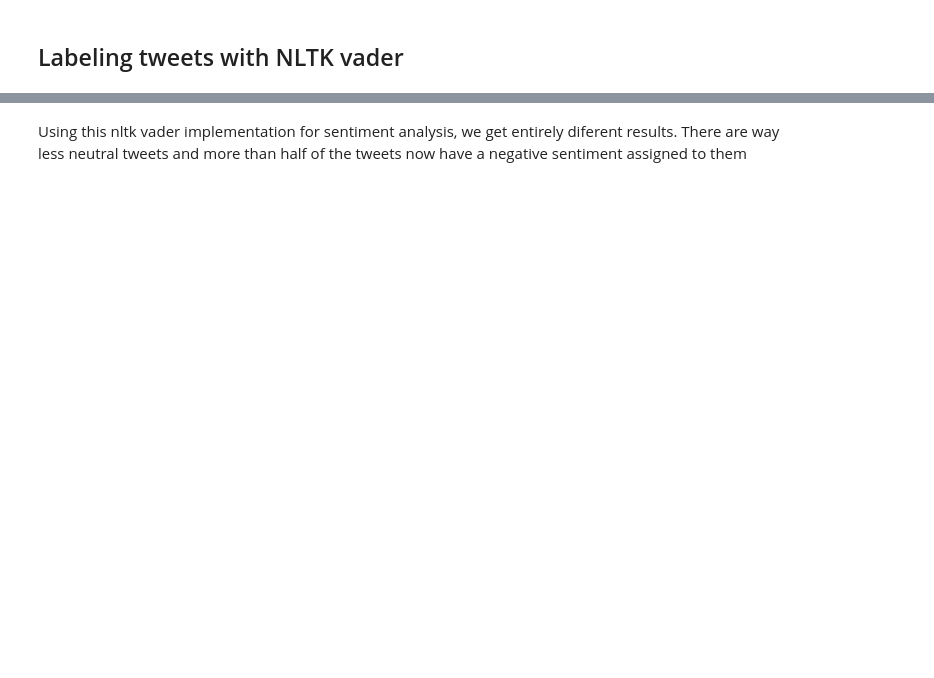
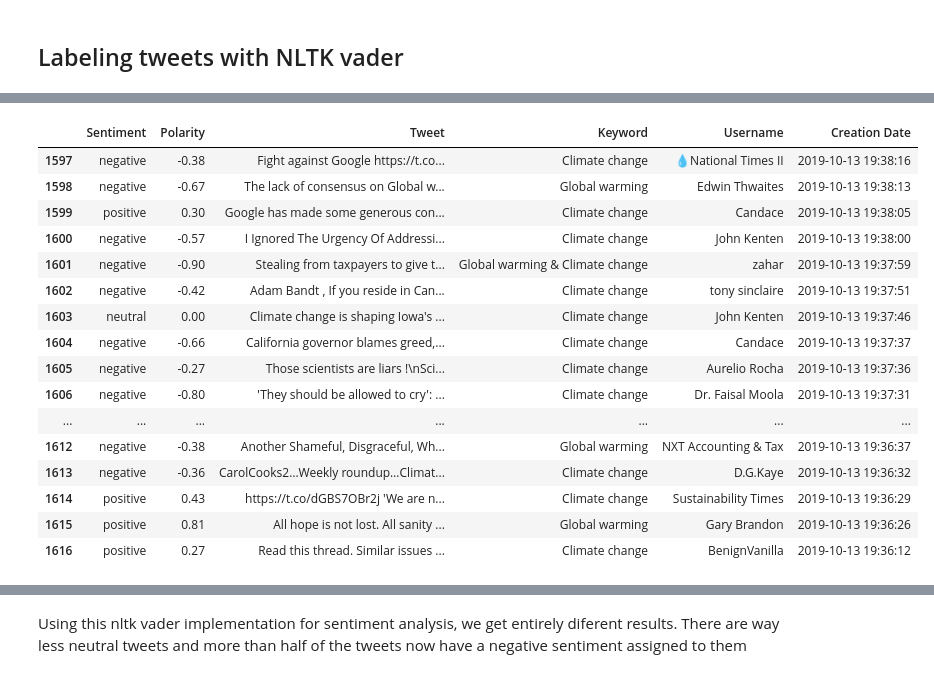
Before and after one commit to VincentMaes26/Climate-Perception, a Jupyter notebook: notebooks/Tweets sentiment analysis (standard vader labels).ipynb, the cells around one changed output, grey strips where cells are left out. Saved outputs shown, nothing was run; the diff lists cells and outputs as text; code cells hidden in the pictures; blank space fills up the shorter version.

```diff
--- a/notebooks/Tweets sentiment analysis (standard vader labels).ipynb
+++ b/notebooks/Tweets sentiment analysis (standard vader labels).ipynb
@@ -13,10 +15,20 @@ import datetime
 # %%
-# Read CSV file
-#tweets_today = pd.read_csv(r"..\datasets\raw_data\tweets{}.csv".format(datetime.date.today()))
-tweets_today = pd.read_csv(r"..\datasets\raw_data\tweets2019-10-08.csv")
-tweets_today = tweets_today.head(5000)
-# Gets tweet texts
-tweets_today_text = tweets_today["tweet"]
+# # Read CSV file
+# #tweets_today = pd.read_csv(r"..\datasets\raw_data\tweets{}.csv".format(datetime.date.today()))
+# tweets_today = pd.read_csv(r"..\datasets\raw_data\tweets2019-10-08.csv")
+# tweets_today = tweets_today.head(5000)
+# # Gets tweet texts
+# tweets_today_text = tweets_today["tweet"]
+bucketname = 'ops-vw-interns-climate-perception-tweets'
+dataframe = pd.DataFrame(columns=("creation date","keyword", "tweet", "username"))
+s3 = boto3.resource("s3")
+
+s3_tweets = s3.Bucket(bucketname).objects.all()
+for file in s3_tweets:
+    temp_df = pd.DataFrame(pd.read_json('s3://{}/{}'.format(bucketname, file.key)))
+    dataframe = dataframe.append(temp_df, sort=False, ignore_index=True)
+
+dataframe_tweets = dataframe["tweet"]
 # %% [markdown]
 ## Data cleaning
 # %%
@@ -43,5 +55,8 @@ def format_tweet(tweet):
         processed_tweet= processed_tweet+" "+processed_word
     return processed_tweet
 
-tweets_today_text = [format_tweet(tweet) for tweet in tweets_today_text]
-tweets_today_text = list(filter(None, tweets_today_text))
+tweets_text = [format_tweet(tweet) for tweet in dataframe_tweets]
+tweets_text = list(filter(None, tweets_text))
+
+for tweet in tweets_text[:20]:
+    print(tweet + "\n")
@@ -54,5 +92,5 @@ nltk.download('vader_lexicon')
 # %%
 sid = SentimentIntensityAnalyzer()
 
-for tweet in tweets_today_text[5:10]:
+for tweet in tweets_text[5:10]:
     print("{0}: \n{1}\n\n".format(tweet, sid.polarity_scores(tweet)))
@@ -59,22 +116,40 @@ for tweet in tweets_today_text[5:10]:
 # %%
 def get_sentiment(polarity):
     if polarity > 0:
         return 'positive'
     if polarity == 0:
         return 'neutral'
     else:
         return 'negative'
 
 polarity_tweets = [round(sid.polarity_scores(tweet)["compound"], 2)
-                   for tweet in tweets_today_text]
+                   for tweet in tweets_text]
 sentiment_tweets = [get_sentiment(polarity) for polarity in polarity_tweets]
 zipped_list = list(zip(sentiment_tweets, polarity_tweets,
-                       tweets_today['tweet'], tweets_today['username'], tweets_today['creation date']))
+                       dataframe['tweet'], dataframe['keyword'], dataframe['username'], dataframe['creation date']))
 
 # Store to new dataframe
 sentiment_df = pd.DataFrame(zipped_list, columns=[
-    "Sentiment", "Polarity", "Tweet", "Username", "Creation Date"])
+    "Sentiment", "Polarity", "Tweet", "Keyword", "Username", "Creation Date"])
 sentiment_df.tail(20)
+# %% [output]
+|  | Sentiment | Polarity | Tweet | Keyword | Username | Creation Date |
+| 1597 | negative | -0.38 | Fight against Google https://t.co... | Climate change | 💧National Times II | 2019-10-13 19:38:16 |
+| 1598 | negative | -0.67 | The lack of consensus on Global w... | Global warming | Edwin Thwaites | 2019-10-13 19:38:13 |
+| 1599 | positive | 0.30 | Google has made some generous con... | Climate change | Candace | 2019-10-13 19:38:05 |
+| 1600 | negative | -0.57 | I Ignored The Urgency Of Addressi... | Climate change | John Kenten | 2019-10-13 19:38:00 |
+| 1601 | negative | -0.90 | Stealing from taxpayers to give t... | Global warming & Climate change | zahar | 2019-10-13 19:37:59 |
+| 1602 | negative | -0.42 | Adam Bandt , If you reside in Can... | Climate change | tony sinclaire | 2019-10-13 19:37:51 |
+| 1603 | neutral | 0.00 | Climate change is shaping Iowa's ... | Climate change | John Kenten | 2019-10-13 19:37:46 |
+| 1604 | negative | -0.66 | California governor blames greed,... | Climate change | Candace | 2019-10-13 19:37:37 |
+| 1605 | negative | -0.27 | Those scientists are liars !\nSci... | Climate change | Aurelio Rocha | 2019-10-13 19:37:36 |
+| 1606 | negative | -0.80 | 'They should be allowed to cry': ... | Climate change | Dr. Faisal Moola | 2019-10-13 19:37:31 |
+| ... | ... | ... | ... | ... | ... | ... |
+| 1612 | negative | -0.38 | Another Shameful, Disgraceful, Wh... | Global warming | NXT Accounting & Tax | 2019-10-13 19:36:37 |
+| 1613 | negative | -0.36 | CarolCooks2…Weekly roundup…Climat... | Climate change | D.G.Kaye | 2019-10-13 19:36:32 |
+| 1614 | positive | 0.43 | https://t.co/dGBS7OBr2j 'We are n... | Climate change | Sustainability Times | 2019-10-13 19:36:29 |
+| 1615 | positive | 0.81 | All hope is not lost. All sanity ... | Global warming | Gary Brandon | 2019-10-13 19:36:26 |
+| 1616 | positive | 0.27 | Read this thread. Similar issues ... | Climate change | BenignVanilla | 2019-10-13 19:36:12 |
 # %%
 sentiment_count = round(sentiment_df["Polarity"].value_counts(), 2)
 
```
Also changed, not shown: parts of 23 cells of this notebook.
